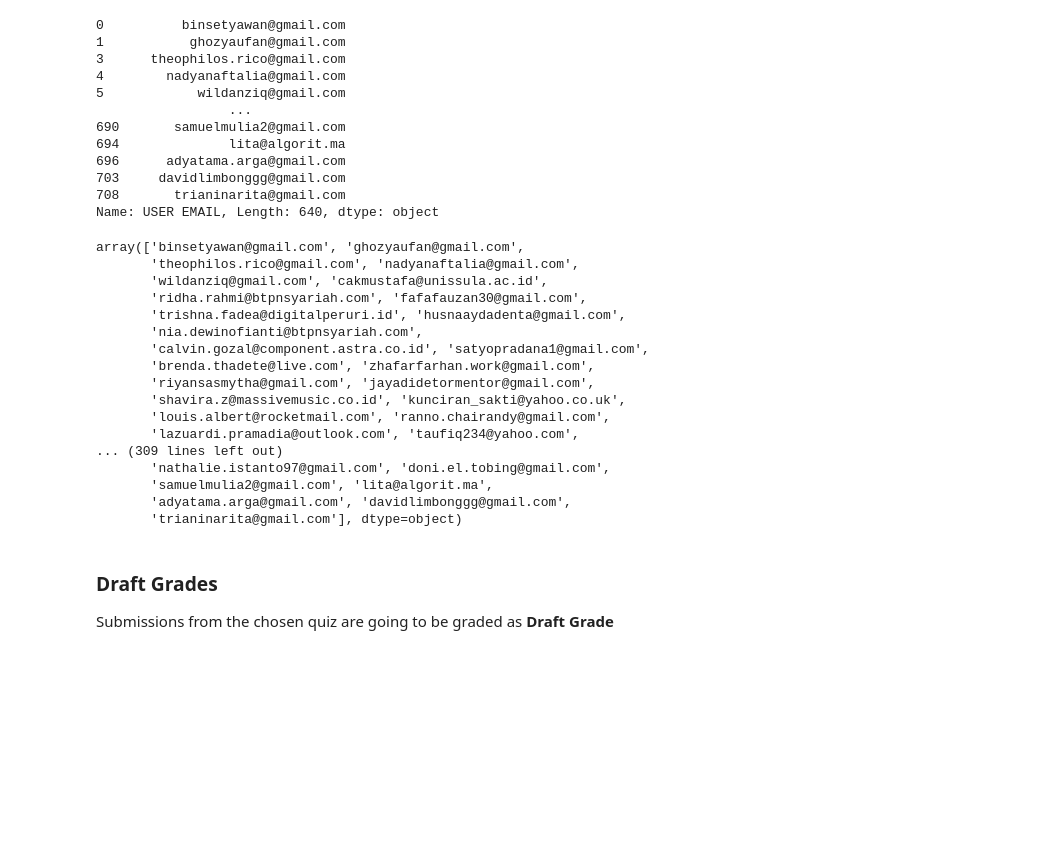
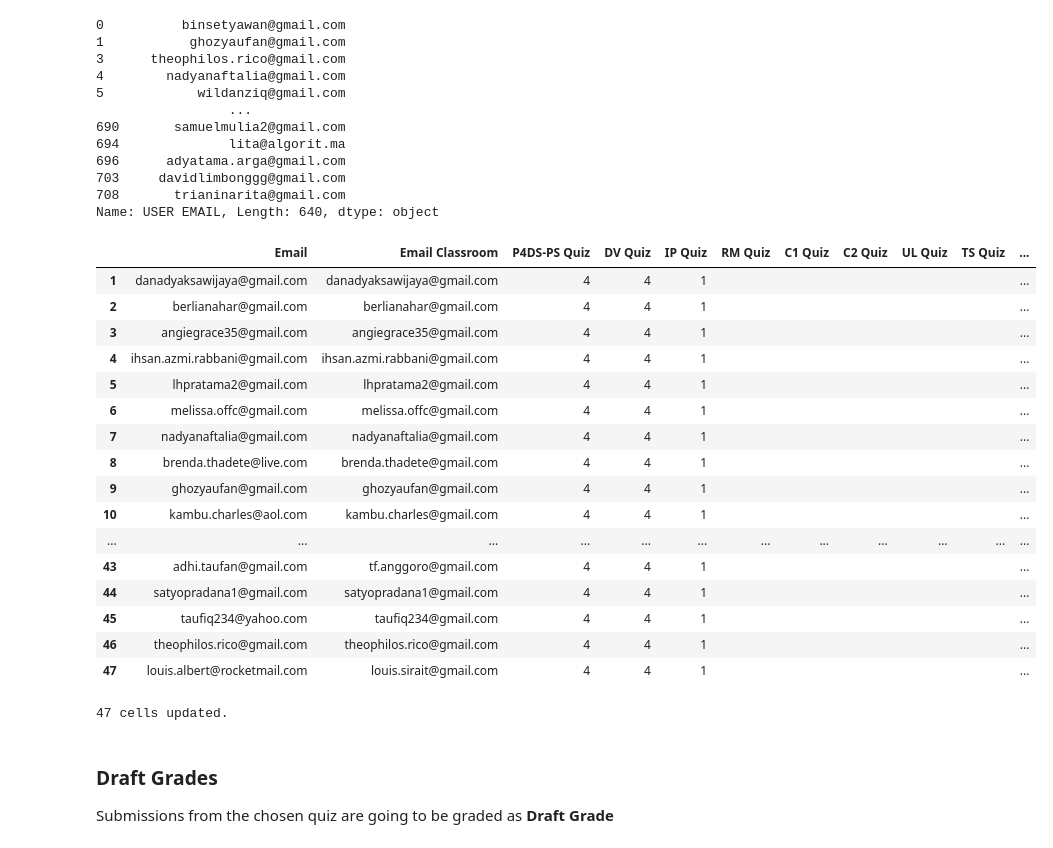
Before and after one commit to arkanayudhistira/google-classroom-automation, a Jupyter notebook: quiz-grader-R.ipynb, the cells around one changed output. Drawn from its saved outputs; the diff is of its cells as text; code cells hidden in the pictures; blank space fills up the shorter version.

```diff
--- a/quiz-grader-R.ipynb
+++ b/quiz-grader-R.ipynb
@@ -208,46 +215,47 @@ passed_email
 703     davidlimbonggg@gmail.com
 708       trianinarita@gmail.com
 Name: USER EMAIL, Length: 640, dtype: object
-# %%
-passed_email.values
-# %% [output]
-array(['binsetyawan@gmail.com', 'ghozyaufan@gmail.com',
-       'theophilos.rico@gmail.com', 'nadyanaftalia@gmail.com',
-       'wildanziq@gmail.com', 'cakmustafa@unissula.ac.id',
-       'ridha.rahmi@btpnsyariah.com', 'fafafauzan30@gmail.com',
-       'trishna.fadea@digitalperuri.id', 'husnaaydadenta@gmail.com',
-       'nia.dewinofianti@btpnsyariah.com',
-       'calvin.gozal@component.astra.co.id', 'satyopradana1@gmail.com',
-       'brenda.thadete@live.com', 'zhafarfarhan.work@gmail.com',
-       'riyansasmytha@gmail.com', 'jayadidetormentor@gmail.com',
-       'shavira.z@massivemusic.co.id', 'kunciran_sakti@yahoo.co.uk',
-       'louis.albert@rocketmail.com', 'ranno.chairandy@gmail.com',
-       'lazuardi.pramadia@outlook.com', 'taufiq234@yahoo.com',
-... (309 lines left out)
-       'nathalie.istanto97@gmail.com', 'doni.el.tobing@gmail.com',
-       'samuelmulia2@gmail.com', 'lita@algorit.ma',
-       'adyatama.arga@gmail.com', 'davidlimbonggg@gmail.com',
-       'trianinarita@gmail.com'], dtype=object)
+# %%
+df.loc[df["Email"].isin(passed_email.values), quizcode(quiz_input)] = max_score(quiz_input)
+df.loc[~df["Email"].isin(passed_email.values), quizcode(quiz_input)] = 0
+
+df
+# %% [output]
+|  | Email | Email Classroom | P4DS-PS Quiz | DV Quiz | IP Quiz | RM Quiz | C1 Quiz | C2 Quiz | UL Quiz | TS Quiz | ... |
+| 1 | danadyaksawijaya@gmail.com | danadyaksawijaya@gmail.com | 4 | 4 | 1 |  |  |  |  |  | ... |
+| 2 | berlianahar@gmail.com | berlianahar@gmail.com | 4 | 4 | 1 |  |  |  |  |  | ... |
+| 3 | angiegrace35@gmail.com | angiegrace35@gmail.com | 4 | 4 | 1 |  |  |  |  |  | ... |
+| 4 | ihsan.azmi.rabbani@gmail.com | ihsan.azmi.rabbani@gmail.com | 4 | 4 | 1 |  |  |  |  |  | ... |
+| 5 | lhpratama2@gmail.com | lhpratama2@gmail.com | 4 | 4 | 1 |  |  |  |  |  | ... |
+| 6 | melissa.offc@gmail.com | melissa.offc@gmail.com | 4 | 4 | 1 |  |  |  |  |  | ... |
+| 7 | nadyanaftalia@gmail.com | nadyanaftalia@gmail.com | 4 | 4 | 1 |  |  |  |  |  | ... |
+| 8 | brenda.thadete@live.com | brenda.thadete@gmail.com | 4 | 4 | 1 |  |  |  |  |  | ... |
+| 9 | ghozyaufan@gmail.com | ghozyaufan@gmail.com | 4 | 4 | 1 |  |  |  |  |  | ... |
+| 10 | kambu.charles@aol.com | kambu.charles@gmail.com | 4 | 4 | 1 |  |  |  |  |  | ... |
+| ... | ... | ... | ... | ... | ... | ... | ... | ... | ... | ... | ... |
+| 43 | adhi.taufan@gmail.com | tf.anggoro@gmail.com | 4 | 4 | 1 |  |  |  |  |  | ... |
+| 44 | satyopradana1@gmail.com | satyopradana1@gmail.com | 4 | 4 | 1 |  |  |  |  |  | ... |
+| 45 | taufiq234@yahoo.com | taufiq234@gmail.com | 4 | 4 | 1 |  |  |  |  |  | ... |
+| 46 | theophilos.rico@gmail.com | theophilos.rico@gmail.com | 4 | 4 | 1 |  |  |  |  |  | ... |
+| 47 | louis.albert@rocketmail.com | louis.sirait@gmail.com | 4 | 4 | 1 |  |  |  |  |  | ... |
 # %%
 try:
+    service = build('sheets', 'v4', credentials=creds)
 
-    service = build('sheets', 'v4', credentials=creds)
-    values = [
-        [
-            # Cell values ...
-        ],
-        # Additional rows ...
-    ]
+    values = [[x] for x in df[quizcode(quiz_input)].values.tolist()]
+
     body = {
         'values': values
     }
     result = service.spreadsheets().values().update(
-        spreadsheetId=spreadsheet_id, range=range_name,
-        valueInputOption=value_input_option, body=body).execute()
+        spreadsheetId=SCORE_ACADEMY_ID, range=f'{NAMA_SHEET}!{quiz_range(quiz_input)}',
+        valueInputOption="USER_ENTERED", body=body).execute()
     print(f"{result.get('updatedCells')} cells updated.")
 
 except HttpError as error:
     print(f"An error occurred: {error}")
+# %% [output]
+47 cells updated.
 # %% [markdown]
 ### Draft Grades
 
```
Also changed, not shown: parts of 8 cells of this notebook, 2 other files.
